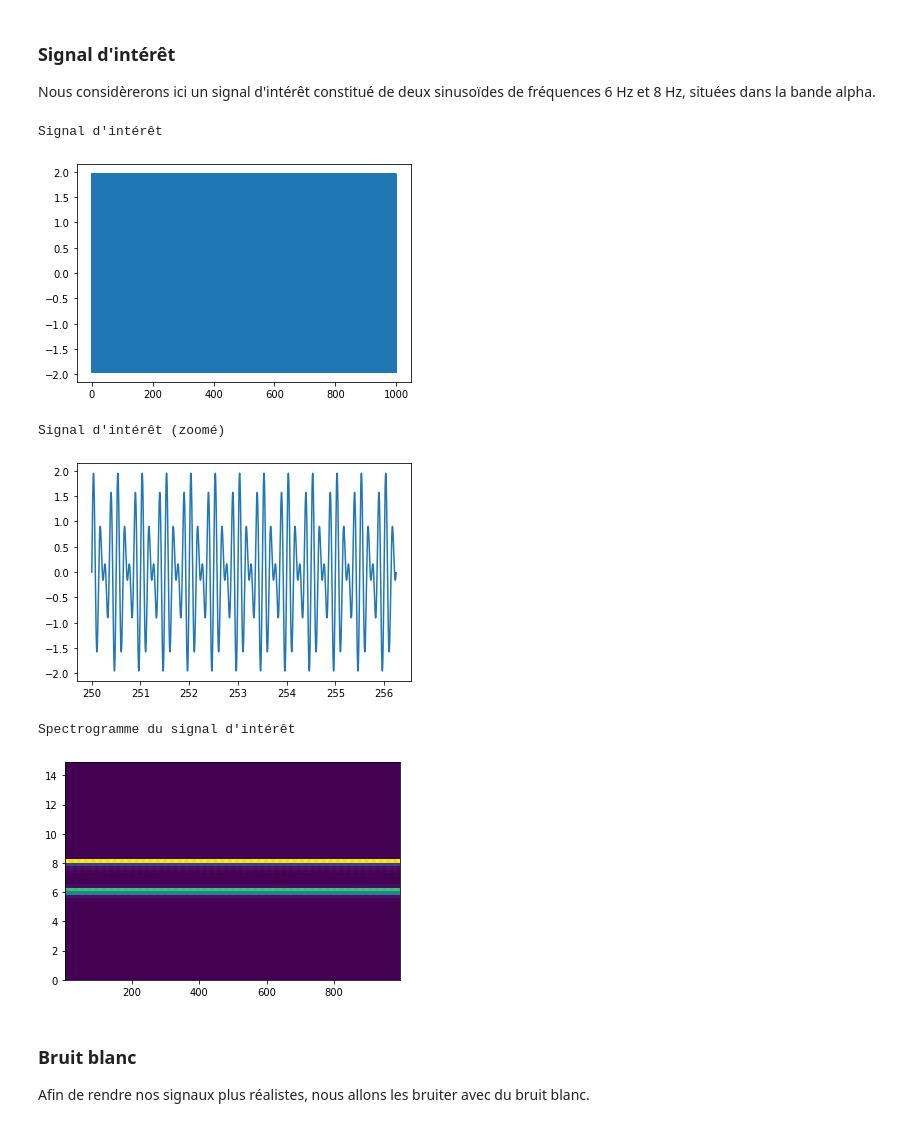
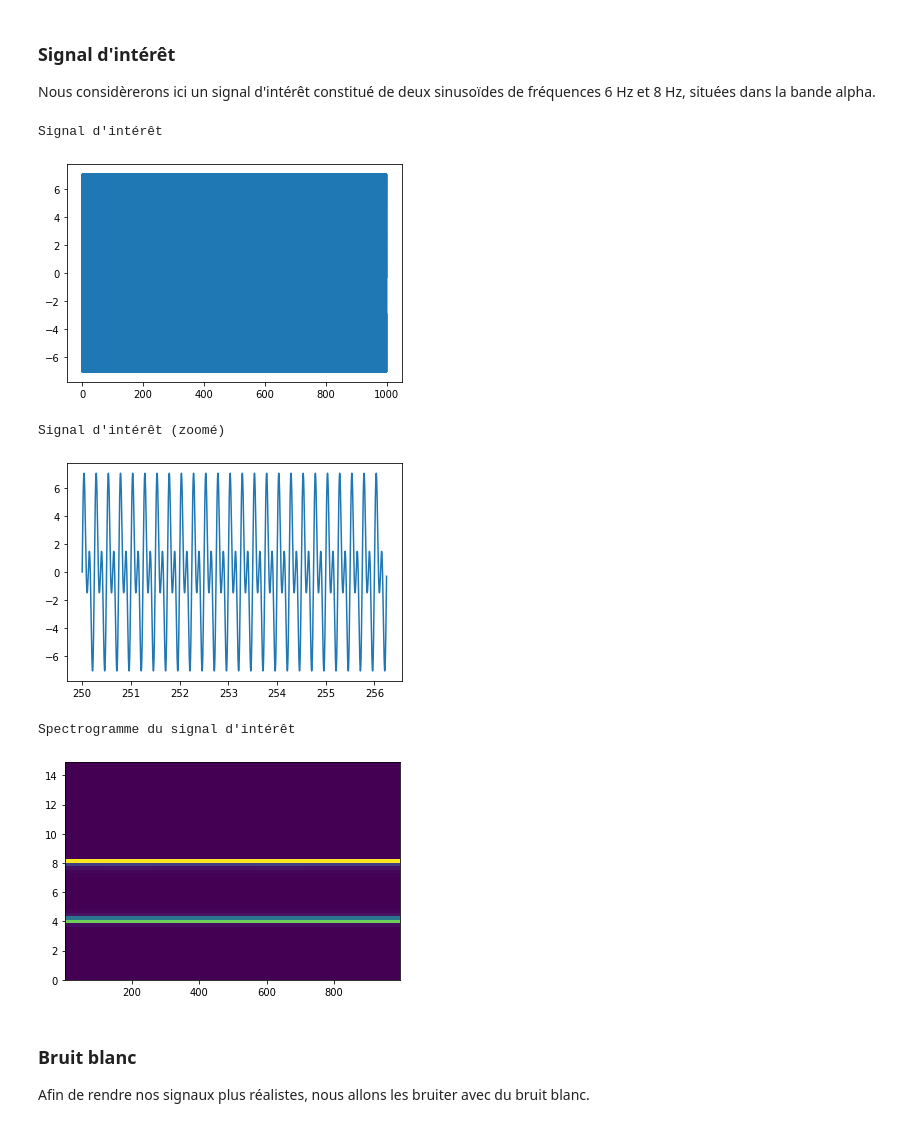
Before and after one commit to MaximeCaute/TraitementSignauxEEG, a Jupyter notebook: Notebooks/Reconstruction Signaux.ipynb, the cells around one changed output. Drawn from its saved outputs; the diff is of its cells as text; code cells hidden in the pictures.

```diff
--- a/Notebooks/Reconstruction Signaux.ipynb
+++ b/Notebooks/Reconstruction Signaux.ipynb
@@ -219,7 +219,7 @@ Nous considèrerons ici l'artefact de pouls comme une sinusoide de fréquence 1
 # %%
 pulse_artifact_frequencies = [1]
 
-toy_pulse_artifact = sinusoidals(pulse_artifact_frequencies, T)
+toy_pulse_artifact = 2*sinusoidals(pulse_artifact_frequencies, T)
 
 print("Signal d'artefact de pouls")
 plt.plot(T, toy_pulse_artifact)
@@ -250,9 +250,9 @@ Spectrogramme de l'artefact de pouls
 
 Nous considèrerons ici cet artefact comme la somme de trois sinusoides, de fréquences .
 # %%
-gradient_artifact_frequencies = [2,3,4]
+gradient_artifact_frequencies = [1,3,4]
 
-toy_gradient_artifact = sinusoidals(gradient_artifact_frequencies, T)
+toy_gradient_artifact = 3*sinusoidals(gradient_artifact_frequencies, T)
 
 print("Signal d'artefact de gradient")
 plt.plot(T, toy_gradient_artifact)
@@ -283,34 +283,34 @@ Spectrogramme de l'artefact de gradient
 
 Nous considèrerons ici un signal d'intérêt constitué de deux sinusoïdes de fréquences 6 Hz et 8 Hz, situées dans la bande alpha.
 # %%
-interest_frequencies = [6,8]
+interest_frequencies = [4,8]
 
-toy_interest_signal = sinusoidals(interest_frequencies, T)
+toy_interest_signal = 4*sinusoidals(interest_frequencies, T)
 
 print("Signal d'intérêt")
 plt.plot(T, toy_interest_signal)
 plt.show()
 
 start = len(T)//4
 size = len(T)//160
 print("Signal d'intérêt (zoomé)")
 plt.plot(T[start: start+size], toy_interest_signal[start: start+size])
 plt.show()
 
 _,_, toy_interest_spectrogram = get_spectrogram(toy_interest_signal, fs, fmin = FMIN, fmax = FMAX, nperseg = NPERSEG)
 print("Spectrogramme du signal d'intérêt")
 plt.pcolormesh(TS, FS, toy_interest_spectrogram)
 plt.show()
 
 elementary_signals.append(toy_interest_signal)
 elementary_spectrograms.append(toy_interest_spectrogram)
 # %% [output]
 Signal d'intérêt
-[figure, old version]
+[figure, new version]
 Signal d'intérêt (zoomé)
-[figure, old version]
+[figure, new version]
 Spectrogramme du signal d'intérêt
-[figure, old version]
+[figure, new version]
 # %% [markdown]
 ### Bruit blanc
 
```
Also changed, not shown: parts of 8 cells of this notebook, 1 other file.
